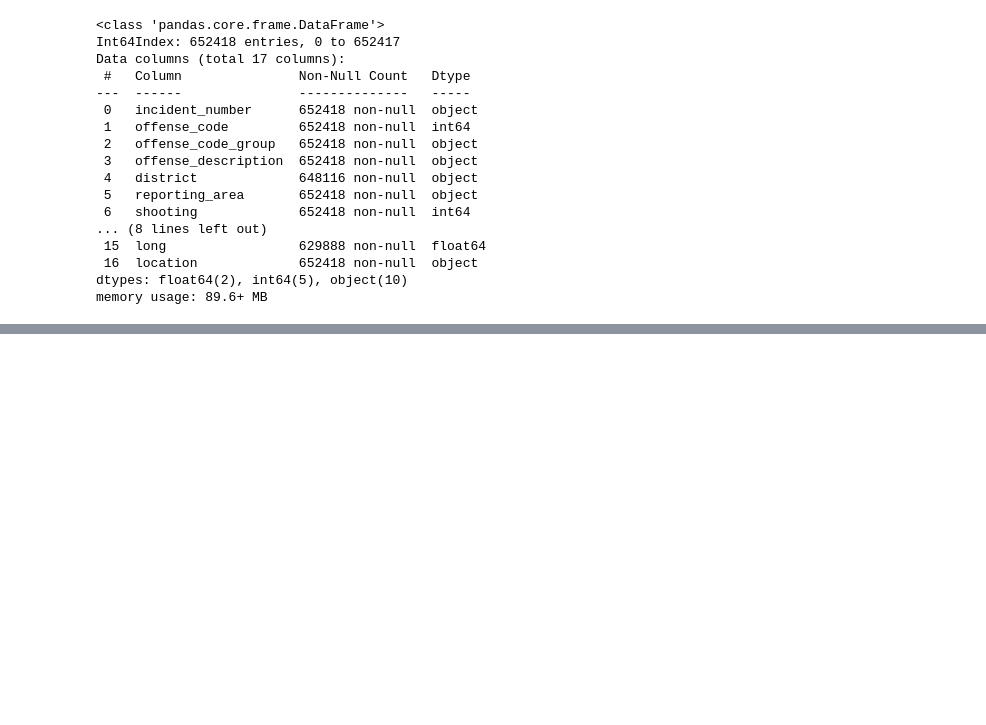
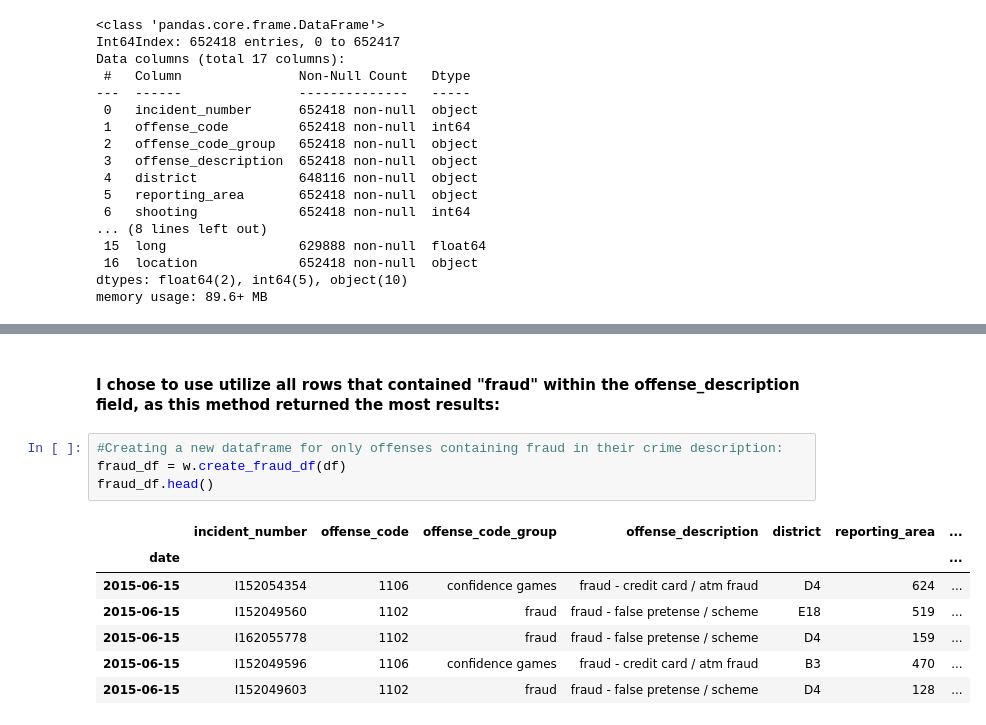
Before and after one commit to cristinalucin/boston-crime-data-project, a Jupyter notebook: Final Project Notebook.ipynb, the cells around one changed output, grey strips where cells are left out. Saved outputs shown, nothing was run; the diff lists cells and outputs as text; blank space fills up the shorter version.

```diff
--- a/Final Project Notebook.ipynb
+++ b/Final Project Notebook.ipynb
@@ -57,0 +118,14 @@ memory usage: 89.6+ MB
+# %% [markdown]
+#### **I chose to use utilize all rows that contained "fraud" within the offense_description field, as this method returned the most results:**
+# %%
+#Creating a new dataframe for only offenses containing fraud in their crime description:
+fraud_df = w.create_fraud_df(df)
+fraud_df.head()
+# %% [output]
+|  | incident_number | offense_code | offense_code_group | offense_description | district | reporting_area | ... |
+| date |  |  |  |  |  |  | ... |
+| 2015-06-15 | I152054354 | 1106 | confidence games | fraud - credit card / atm fraud | D4 | 624 | ... |
+| 2015-06-15 | I152049560 | 1102 | fraud | fraud - false pretense / scheme | E18 | 519 | ... |
+| 2015-06-15 | I162055778 | 1102 | fraud | fraud - false pretense / scheme | D4 | 159 | ... |
+| 2015-06-15 | I152049596 | 1106 | confidence games | fraud - credit card / atm fraud | B3 | 470 | ... |
+| 2015-06-15 | I152049603 | 1102 | fraud | fraud - false pretense / scheme | D4 | 128 | ... |
```
Also changed, not shown: parts of 14 cells of this notebook, 3 other files.
